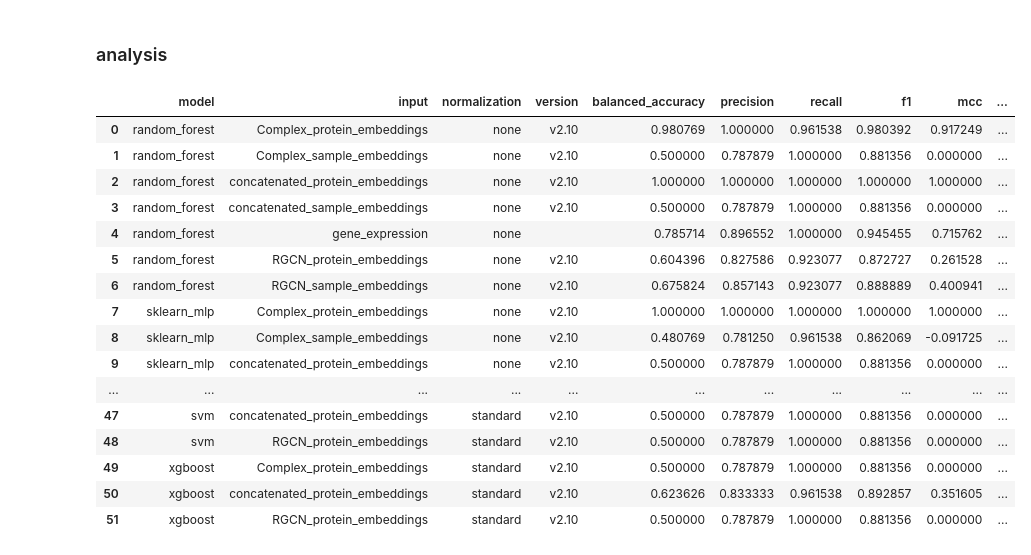
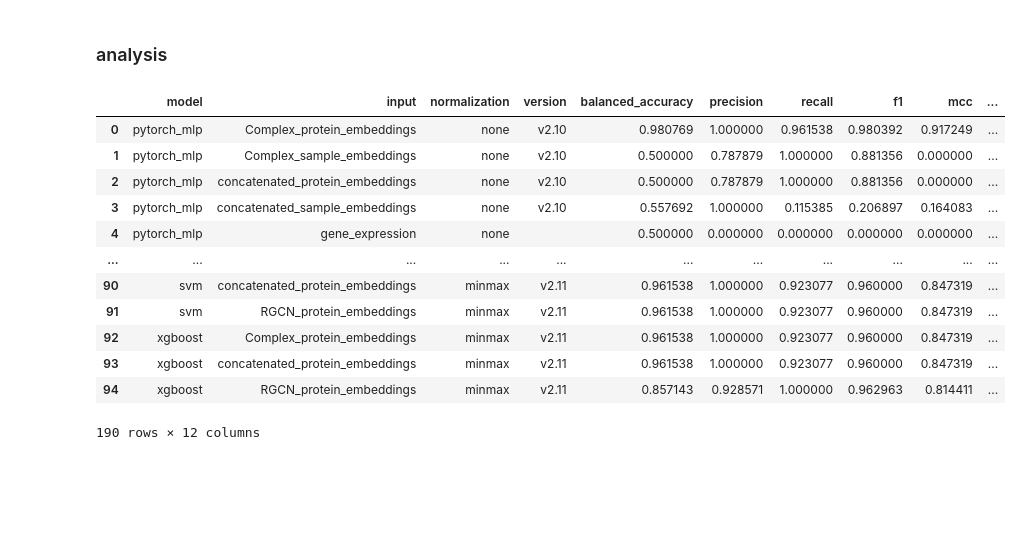
Before and after one commit to yazid-hoblos/GNN-Sepsis, a Jupyter notebook: notebooks/ml/results.ipynb, the cells around one changed output. Saved outputs shown, nothing was run; the diff lists cells and outputs as text; code cells hidden in the pictures; blank space fills up the shorter version.

```diff
--- a/notebooks/ml/results.ipynb
+++ b/notebooks/ml/results.ipynb
@@ -28,7 +28,7 @@ ValueError: <class 'numpy.random._mt19937.MT19937'> is not a known BitGenerator
 collector = ResultsCollector()
 metrics_list = []
 metrics_list=[]
-for norm in ['none','robust','standard']:
+for norm in ['none','robust','standard','log1p','minmax']:
         current_dict=eval(f"{norm}_models")
         for model_name, ml_model in current_dict.items():
                 print(f'-- Evaluating model: {model_name} {current_version} {norm} --')
@@ -44,5 +44,7 @@ for norm in ['none','robust','standard']:
 
                 collector.add(ml_model.model_type, ml_model.dataset_name, y_test, y_pred, y_proba)
 results=pd.DataFrame(metrics_list)
+
+# -- gex not related to version
 results.loc[results['input']=='gene_expression', 'version'] = ''
 # %% [output]
@@ -84,14 +100,16 @@ array(['Complex_protein_embeddings', 'Complex_sample_embeddings',
 ## v2.11
 # %%
 current_version='v2.11'
-standard_models=load_models('../dump',version=current_version,normalization='standard')
-robust_models=load_models('../dump',version=current_version,normalization='robust')
-none_models =load_models('../dump',version=current_version,normalization='none')
+standard_models=load_models(MAIN_DUMP,version=current_version,normalization='standard')
+robust_models=load_models(MAIN_DUMP,version=current_version,normalization='robust')
+none_models =load_models(MAIN_DUMP,version=current_version,normalization='none')
+log1p_models=load_models(MAIN_DUMP,version=current_version,normalization='log1p')
+minmax_models=load_models(MAIN_DUMP,version=current_version,normalization='minmax')
 
 collector = ResultsCollector()
 metrics_list = []
 metrics_list=[]
-for norm in ['none','robust','standard']:
+for norm in ['none','robust','standard','log1p','minmax']:
         current_dict=eval(f"{norm}_models")
         for model_name, ml_model in current_dict.items():
                 print(f'-- Evaluating model: {model_name} {current_version} {norm} --')
@@ -140,22 +158,18 @@ all_results.to_csv('../../results/tables/scores_all.csv',index=False)
 ### analysis
 # %%
 from IPython.display import display
-display(results_10)
+display(all_results)
 # %% [output]
 |  | model | input | normalization | version | balanced_accuracy | precision | recall | f1 | mcc | ... |
-| 0 | random_forest | Complex_protein_embeddings | none | v2.10 | 0.980769 | 1.000000 | 0.961538 | 0.980392 | 0.917249 | ... |
-| 1 | random_forest | Complex_sample_embeddings | none | v2.10 | 0.500000 | 0.787879 | 1.000000 | 0.881356 | 0.000000 | ... |
-| 2 | random_forest | concatenated_protein_embeddings | none | v2.10 | 1.000000 | 1.000000 | 1.000000 | 1.000000 | 1.000000 | ... |
-| 3 | random_forest | concatenated_sample_embeddings | none | v2.10 | 0.500000 | 0.787879 | 1.000000 | 0.881356 | 0.000000 | ... |
-| 4 | random_forest | gene_expression | none |  | 0.785714 | 0.896552 | 1.000000 | 0.945455 | 0.715762 | ... |
-| 5 | random_forest | RGCN_protein_embeddings | none | v2.10 | 0.604396 | 0.827586 | 0.923077 | 0.872727 | 0.261528 | ... |
-| 6 | random_forest | RGCN_sample_embeddings | none | v2.10 | 0.675824 | 0.857143 | 0.923077 | 0.888889 | 0.400941 | ... |
-| 7 | sklearn_mlp | Complex_protein_embeddings | none | v2.10 | 1.000000 | 1.000000 | 1.000000 | 1.000000 | 1.000000 | ... |
-| 8 | sklearn_mlp | Complex_sample_embeddings | none | v2.10 | 0.480769 | 0.781250 | 0.961538 | 0.862069 | -0.091725 | ... |
-| 9 | sklearn_mlp | concatenated_protein_embeddings | none | v2.10 | 0.500000 | 0.787879 | 1.000000 | 0.881356 | 0.000000 | ... |
+| 0 | pytorch_mlp | Complex_protein_embeddings | none | v2.10 | 0.980769 | 1.000000 | 0.961538 | 0.980392 | 0.917249 | ... |
+| 1 | pytorch_mlp | Complex_sample_embeddings | none | v2.10 | 0.500000 | 0.787879 | 1.000000 | 0.881356 | 0.000000 | ... |
+| 2 | pytorch_mlp | concatenated_protein_embeddings | none | v2.10 | 0.500000 | 0.787879 | 1.000000 | 0.881356 | 0.000000 | ... |
+| 3 | pytorch_mlp | concatenated_sample_embeddings | none | v2.10 | 0.557692 | 1.000000 | 0.115385 | 0.206897 | 0.164083 | ... |
+| 4 | pytorch_mlp | gene_expression | none |  | 0.500000 | 0.000000 | 0.000000 | 0.000000 | 0.000000 | ... |
 | ... | ... | ... | ... | ... | ... | ... | ... | ... | ... | ... |
-| 47 | svm | concatenated_protein_embeddings | standard | v2.10 | 0.500000 | 0.787879 | 1.000000 | 0.881356 | 0.000000 | ... |
-| 48 | svm | RGCN_protein_embeddings | standard | v2.10 | 0.500000 | 0.787879 | 1.000000 | 0.881356 | 0.000000 | ... |
-| 49 | xgboost | Complex_protein_embeddings | standard | v2.10 | 0.500000 | 0.787879 | 1.000000 | 0.881356 | 0.000000 | ... |
-| 50 | xgboost | concatenated_protein_embeddings | standard | v2.10 | 0.623626 | 0.833333 | 0.961538 | 0.892857 | 0.351605 | ... |
-| 51 | xgboost | RGCN_protein_embeddings | standard | v2.10 | 0.500000 | 0.787879 | 1.000000 | 0.881356 | 0.000000 | ... |
+| 90 | svm | concatenated_protein_embeddings | minmax | v2.11 | 0.961538 | 1.000000 | 0.923077 | 0.960000 | 0.847319 | ... |
+| 91 | svm | RGCN_protein_embeddings | minmax | v2.11 | 0.961538 | 1.000000 | 0.923077 | 0.960000 | 0.847319 | ... |
+| 92 | xgboost | Complex_protein_embeddings | minmax | v2.11 | 0.961538 | 1.000000 | 0.923077 | 0.960000 | 0.847319 | ... |
+| 93 | xgboost | concatenated_protein_embeddings | minmax | v2.11 | 0.961538 | 1.000000 | 0.923077 | 0.960000 | 0.847319 | ... |
+| 94 | xgboost | RGCN_protein_embeddings | minmax | v2.11 | 0.857143 | 0.928571 | 1.000000 | 0.962963 | 0.814411 | ... |
+190 rows × 12 columns
```
Also changed, not shown: parts of 11 cells of this notebook, 7 other files.
